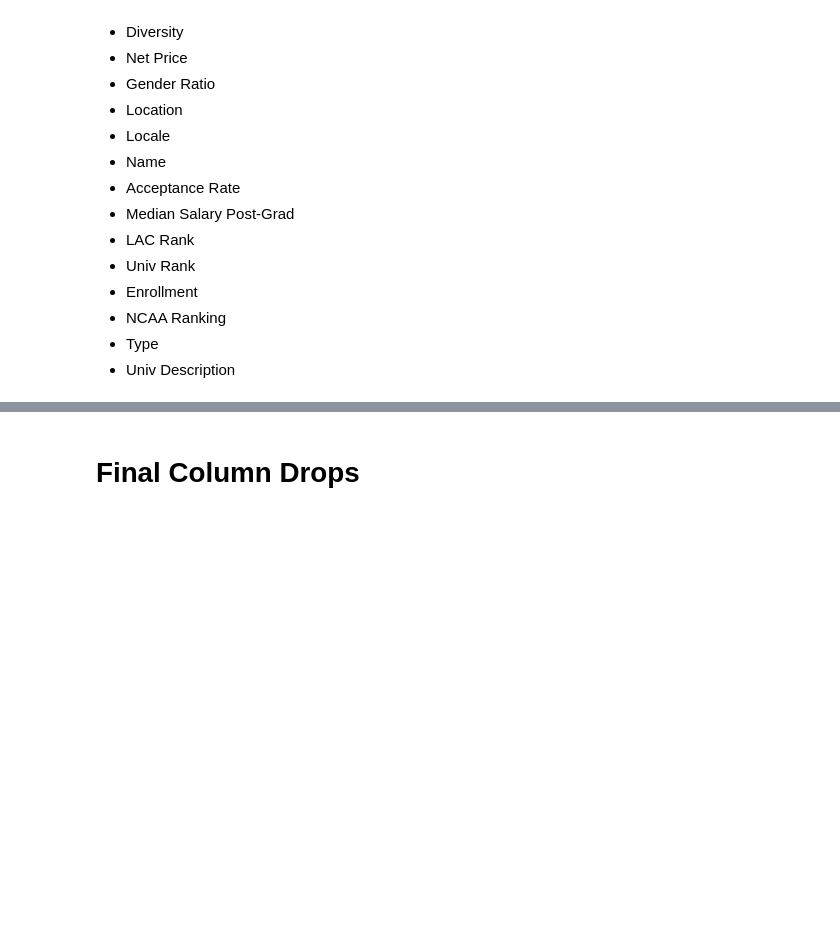
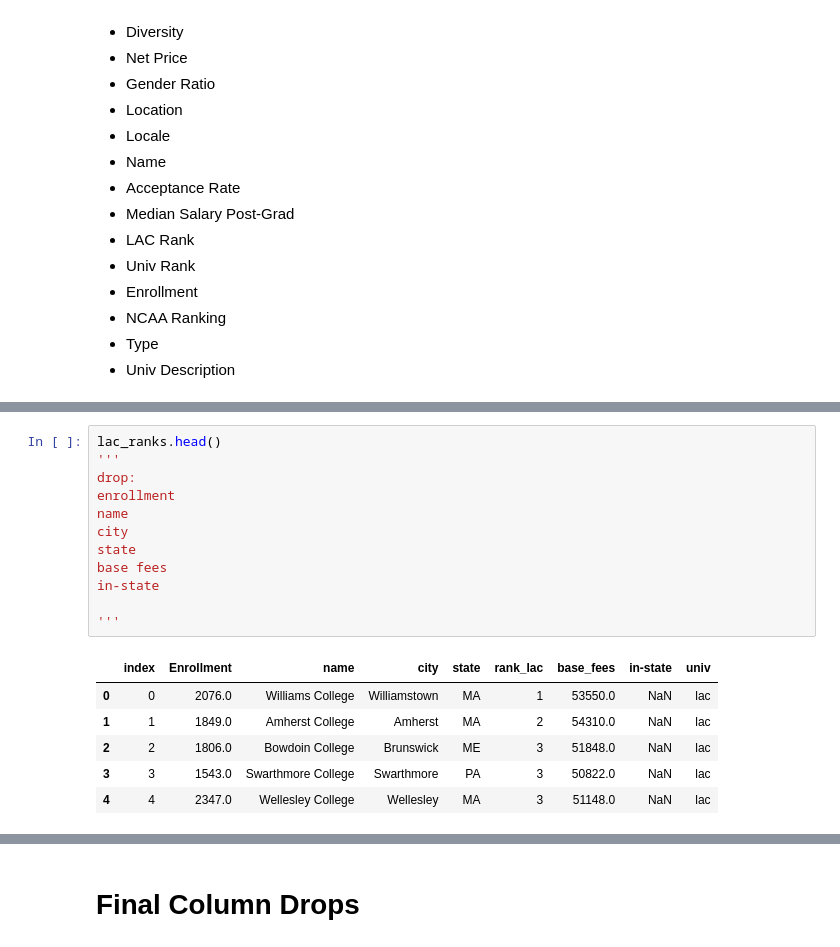
Before and after one commit to mayamadhavan/projects, a Jupyter notebook: project_kojak/1_prepping_data/joining_tables_pandas.ipynb, the cells around one changed output, grey strips where cells are left out. Drawn from its saved outputs; the diff is of its cells as text; blank space fills up the shorter version.

```diff
--- a/project_kojak/1_prepping_data/joining_tables_pandas.ipynb
+++ b/project_kojak/1_prepping_data/joining_tables_pandas.ipynb
@@ -195,0 +259,19 @@ dtype: int64
+# %%
+lac_ranks.head()
+'''
+drop:
+enrollment
+name
+city
+state
+base fees
+in-state
+
+'''
+# %% [output]
+|  | index | Enrollment | name | city | state | rank_lac | base_fees | in-state | univ |
+| 0 | 0 | 2076.0 | Williams College | Williamstown | MA | 1 | 53550.0 | NaN | lac |
+| 1 | 1 | 1849.0 | Amherst College | Amherst | MA | 2 | 54310.0 | NaN | lac |
+| 2 | 2 | 1806.0 | Bowdoin College | Brunswick | ME | 3 | 51848.0 | NaN | lac |
+| 3 | 3 | 1543.0 | Swarthmore College | Swarthmore | PA | 3 | 50822.0 | NaN | lac |
+| 4 | 4 | 2347.0 | Wellesley College | Wellesley | MA | 3 | 51148.0 | NaN | lac |
```
Also changed, not shown: parts of 12 cells of this notebook, 5 other files.
